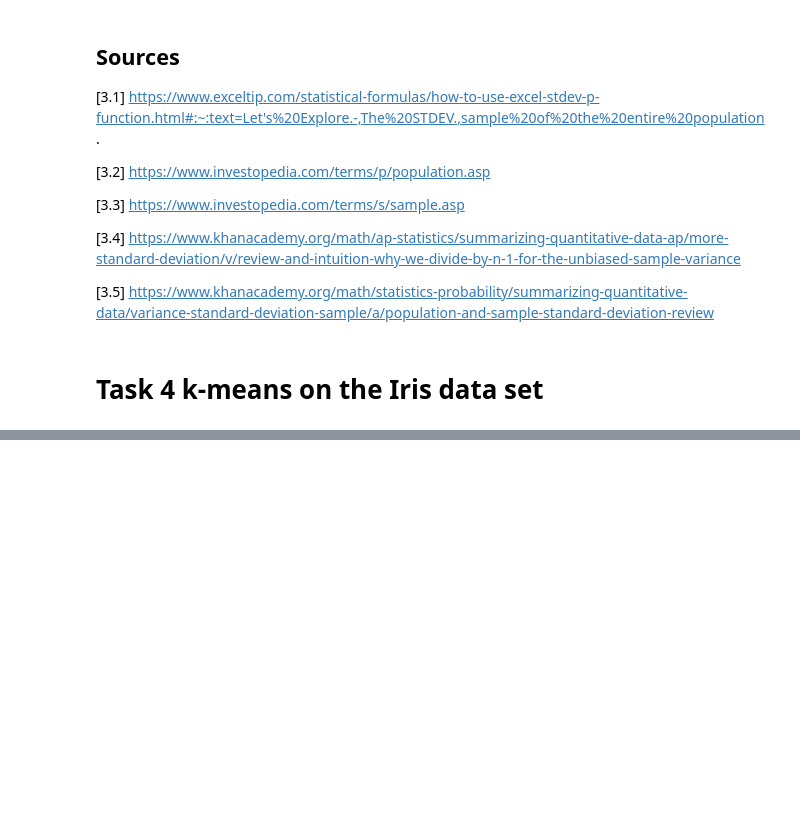
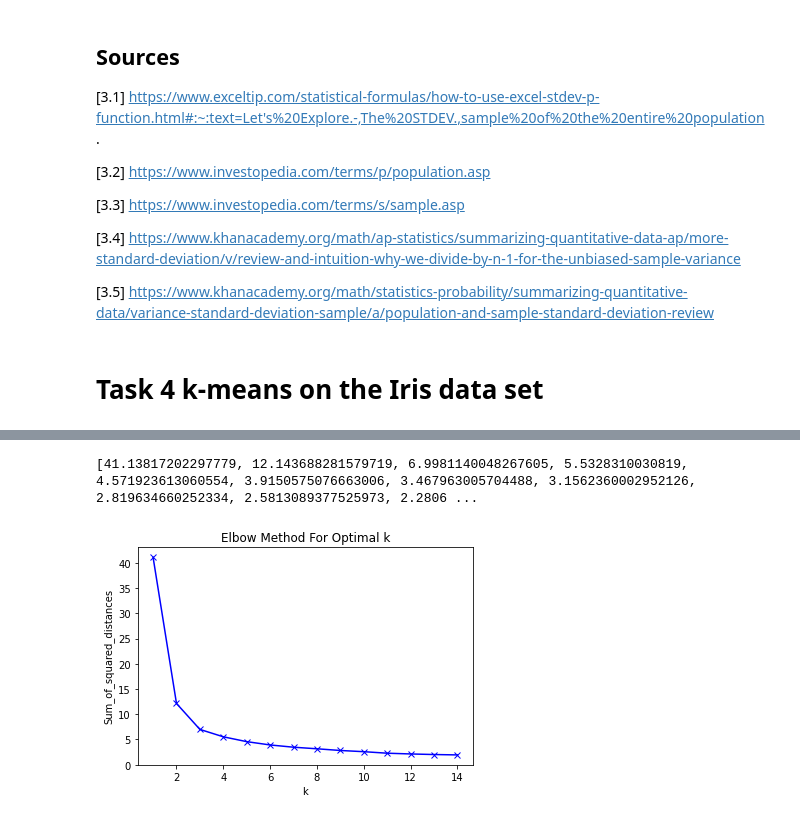
Before and after one commit to IanWafer/Machine-Learning-and-Statistics-GMIT2020, a Jupyter notebook: Tasks For Machine Learning & Statistics Module.ipynb, the cells around one changed output, grey strips where cells are left out. Saved outputs shown, nothing was run; the diff lists cells and outputs as text; code cells hidden in the pictures; blank space fills up the shorter version.

Commit message:
Elbow method used for k-means clusters

```diff
--- a/Tasks For Machine Learning & Statistics Module.ipynb
+++ b/Tasks For Machine Learning & Statistics Module.ipynb
@@ -401,0 +419,34 @@ For the final task we were asked to use scikit-learn to apply k-means clustering
+# %%
+#https://blog.cambridgespark.com/how-to-determine-the-optimal-number-of-clusters-for-k-means-clustering-14f27070048f
+
+import pandas as pd
+from sklearn.preprocessing import MinMaxScaler
+from sklearn.cluster import KMeans
+import matplotlib.pyplot as plt
+
+data = pd.read_csv("iris.csv")
+data.head()
+
+# Drop species name column as this is not required for the eelbow calculation
+del data["species"]
+
+mms = MinMaxScaler()
+mms.fit(data)
+data_transformed = mms.transform(data)
+
+Sum_of_squared_distances = []
+K = range(1,15)
+for k in K:
+    km = KMeans(n_clusters=k)
+    km = km.fit(data_transformed)
+    Sum_of_squared_distances.append(km.inertia_)
+
+print(Sum_of_squared_distances)
+plt.plot(K, Sum_of_squared_distances, 'bx-')
+plt.xlabel('k')
+plt.ylabel('Sum_of_squared_distances')
+plt.title('Elbow Method For Optimal k')
+plt.show()
+# %% [output]
+[41.13817202297779, 12.143688281579719, 6.9981140048267605, 5.5328310030819, 4.571923613060554, 3.9150575076663006, 3.467963005704488, 3.1562360002952126, 2.819634660252334, 2.5813089377525973, 2.2806 ...
+[figure, added]
```
Also changed, not shown: parts of 4 cells of this notebook, 1 other file.
